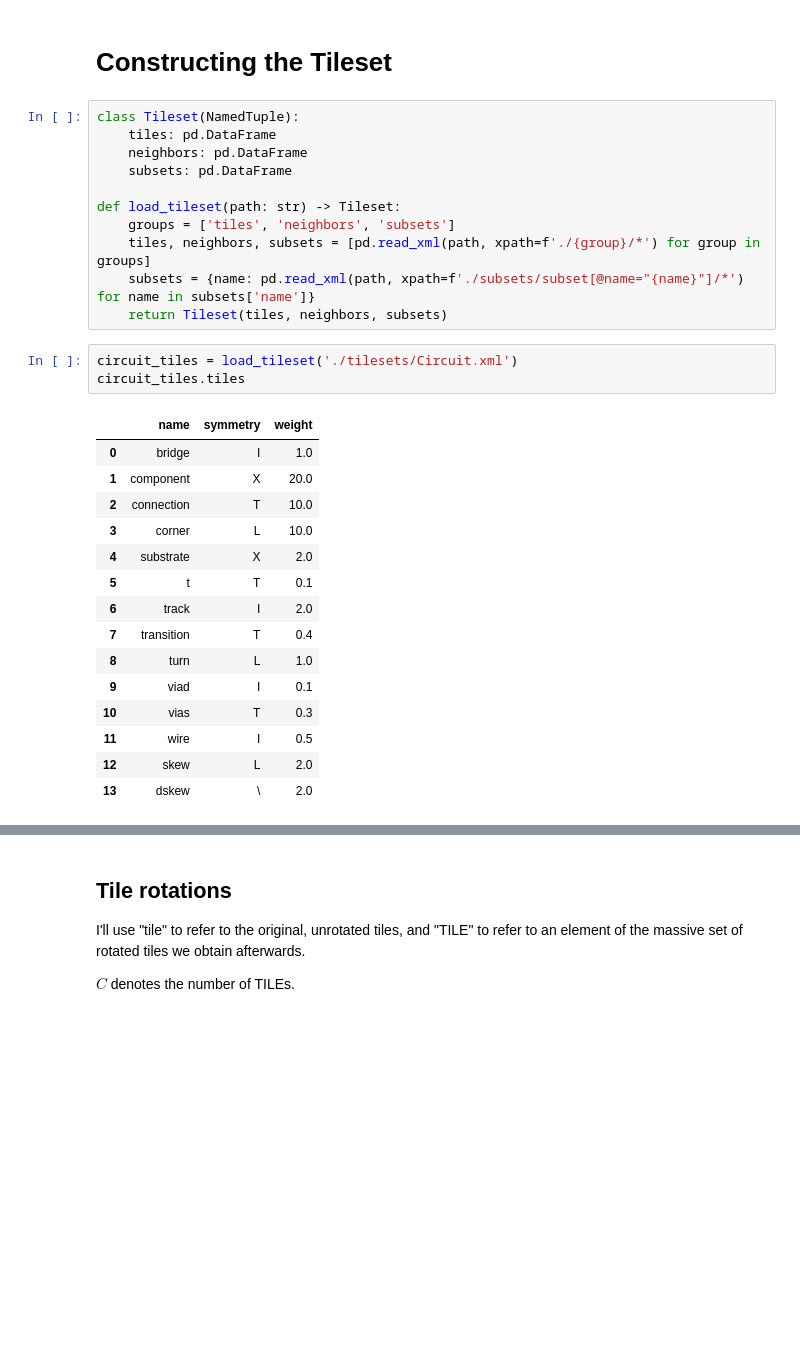
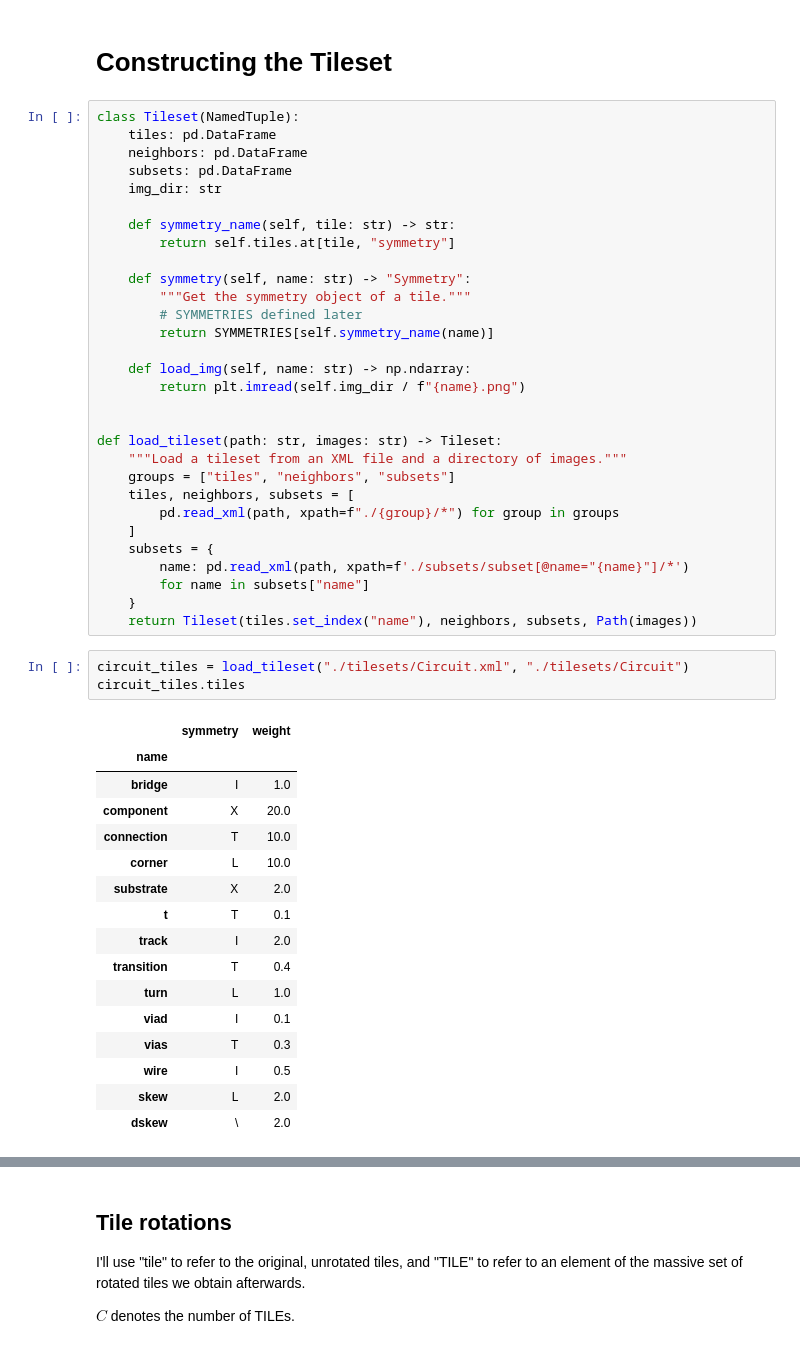
Before and after one commit to adzcai/wave-function-collapse, a Jupyter notebook: WFC.ipynb, the cells around one changed output, grey strips where cells are left out. Drawn from its saved outputs; the diff is of its cells as text; blank space fills up the shorter version.

```diff
--- a/WFC.ipynb
+++ b/WFC.ipynb
@@ -22,28 +26,48 @@ class Tileset(NamedTuple):
     tiles: pd.DataFrame
     neighbors: pd.DataFrame
     subsets: pd.DataFrame
+    img_dir: str
 
-def load_tileset(path: str) -> Tileset:
-    groups = ['tiles', 'neighbors', 'subsets']
-    tiles, neighbors, subsets = [pd.read_xml(path, xpath=f'./{group}/*') for group in groups]
-    subsets = {name: pd.read_xml(path, xpath=f'./subsets/subset[@name="{name}"]/*') for name in subsets['name']}
-    return Tileset(tiles, neighbors, subsets)
+    def symmetry_name(self, tile: str) -> str:
+        return self.tiles.at[tile, "symmetry"]
+
+    def symmetry(self, name: str) -> "Symmetry":
+        """Get the symmetry object of a tile."""
+        # SYMMETRIES defined later
+        return SYMMETRIES[self.symmetry_name(name)]
+
+    def load_img(self, name: str) -> np.ndarray:
+        return plt.imread(self.img_dir / f"{name}.png")
+
+
+def load_tileset(path: str, images: str) -> Tileset:
+    """Load a tileset from an XML file and a directory of images."""
+    groups = ["tiles", "neighbors", "subsets"]
+    tiles, neighbors, subsets = [
+        pd.read_xml(path, xpath=f"./{group}/*") for group in groups
+    ]
+    subsets = {
+        name: pd.read_xml(path, xpath=f'./subsets/subset[@name="{name}"]/*')
+        for name in subsets["name"]
+    }
+    return Tileset(tiles.set_index("name"), neighbors, subsets, Path(images))
 # %%
-circuit_tiles = load_tileset('./tilesets/Circuit.xml')
+circuit_tiles = load_tileset("./tilesets/Circuit.xml", "./tilesets/Circuit")
 circuit_tiles.tiles
 # %% [output]
-|  | name | symmetry | weight |
-| 0 | bridge | I | 1.0 |
-| 1 | component | X | 20.0 |
-| 2 | connection | T | 10.0 |
-| 3 | corner | L | 10.0 |
-| 4 | substrate | X | 2.0 |
-| 5 | t | T | 0.1 |
-| 6 | track | I | 2.0 |
-| 7 | transition | T | 0.4 |
-| 8 | turn | L | 1.0 |
-| 9 | viad | I | 0.1 |
-| 10 | vias | T | 0.3 |
-| 11 | wire | I | 0.5 |
-| 12 | skew | L | 2.0 |
-| 13 | dskew | \ | 2.0 |
+|  | symmetry | weight |
+| name |  |  |
+| bridge | I | 1.0 |
+| component | X | 20.0 |
+| connection | T | 10.0 |
+| corner | L | 10.0 |
+| substrate | X | 2.0 |
+| t | T | 0.1 |
+| track | I | 2.0 |
+| transition | T | 0.4 |
+| turn | L | 1.0 |
+| viad | I | 0.1 |
+| vias | T | 0.3 |
+| wire | I | 0.5 |
+| skew | L | 2.0 |
+| dskew | \ | 2.0 |
```
Also changed, not shown: parts of 33 cells of this notebook.
